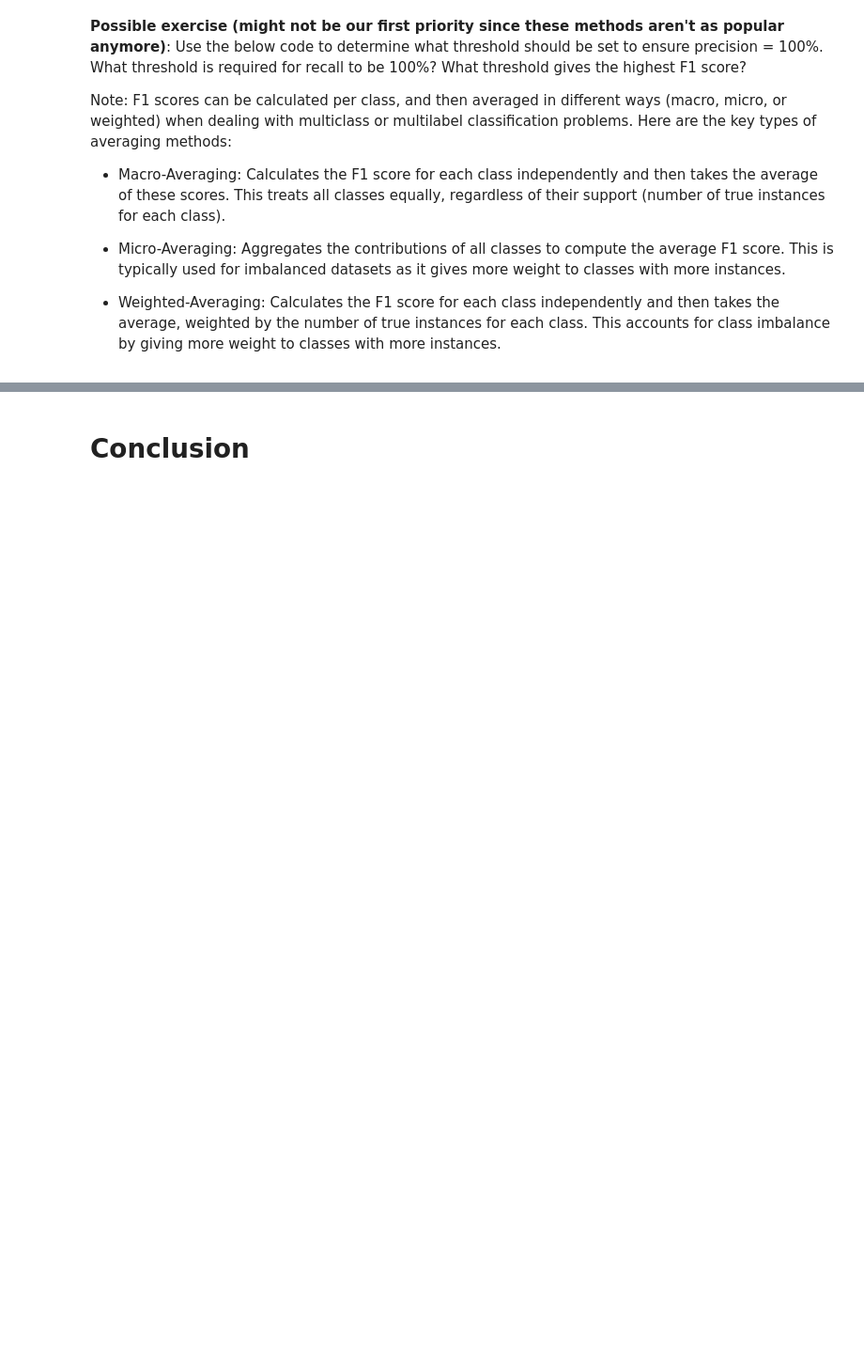
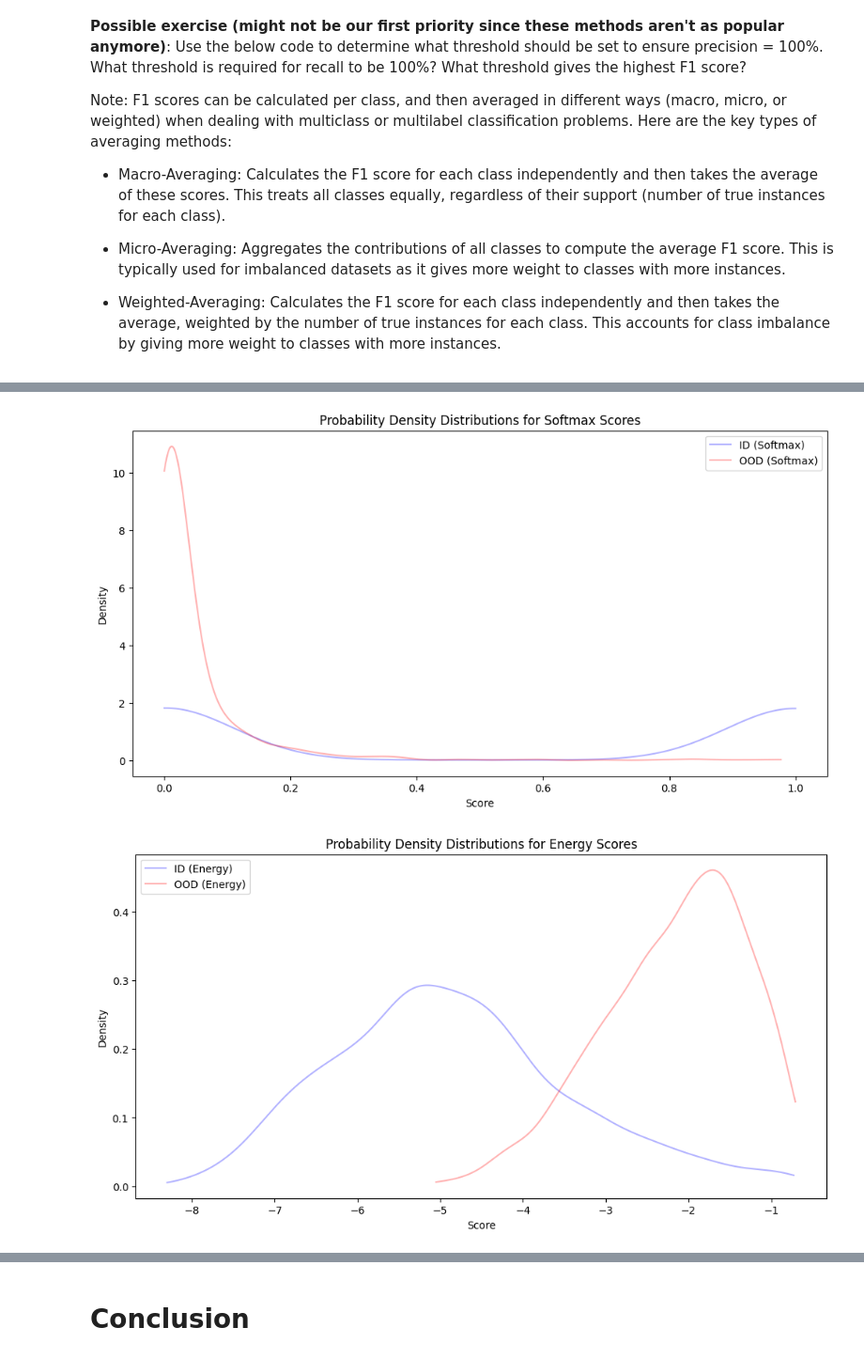
Before and after one commit to carpentries-incubator/fair-explainable-ml, a Jupyter notebook: code/7a-OOD-detection-output-based.ipynb, the cells around one changed output, grey strips where cells are left out. Shown at 94% size. Saved outputs shown, nothing was run; the diff lists cells and outputs as text; code cells hidden in the pictures; blank space fills up the shorter version.

Commit message:
progress on energy-based implementation (found a pytorch package!)

```diff
--- a/code/7a-OOD-detection-output-based.ipynb
+++ b/code/7a-OOD-detection-output-based.ipynb
@@ -509,0 +697,71 @@ Liu et al., Energy-based Out-of-distribution Detection, NeurIPS 2020
+# %%
+from scipy.stats import gaussian_kde
+from pytorch_ood.detector import EnergyBased
+from sklearn.metrics import precision_recall_fscore_support, accuracy_score
+
+# Compute softmax scores
+def get_softmax_scores(model, dataloader):
+    model.eval()
+    softmax_scores = []
+    with torch.no_grad():
+        for inputs, _ in dataloader:
+            inputs = inputs.to(device)
+            outputs = model(inputs)
+            softmax = torch.nn.functional.softmax(outputs, dim=1)
+            softmax_scores.extend(softmax.cpu().numpy())
+    return np.array(softmax_scores)
+
+id_softmax_scores = get_softmax_scores(model, test_loader)
+ood_softmax_scores = get_softmax_scores(model, ood_loader)
+
+# Initialize the energy-based OOD detector
+energy_detector = EnergyBased(model, t=1.0)
+
+# Compute energy scores
+def get_energy_scores(detector, dataloader):
+    scores = []
+    detector.model.eval()
+    with torch.no_grad():
+        for inputs, _ in dataloader:
+            inputs = inputs.to(device)
+            score = detector.predict(inputs)
+            scores.extend(score.cpu().numpy())
+    return np.array(scores)
+
+id_energy_scores = get_energy_scores(energy_detector, test_loader)
+ood_energy_scores = get_energy_scores(energy_detector, ood_loader)
+
+import matplotlib.pyplot as plt
+
+
+# Plot PSDs
+
+# Function to plot PSD
+def plot_psd(id_scores, ood_scores, method_name):
+    plt.figure(figsize=(12, 6))
+    alpha = 0.3
+
+    # Plot PSD for ID scores
+    id_density = gaussian_kde(id_scores)
+    x_id = np.linspace(id_scores.min(), id_scores.max(), 1000)
+    plt.plot(x_id, id_density(x_id), label=f'ID ({method_name})', color='blue', alpha=alpha)
+
+    # Plot PSD for OOD scores
+    ood_density = gaussian_kde(ood_scores)
+    x_ood = np.linspace(ood_scores.min(), ood_scores.max(), 1000)
+    plt.plot(x_ood, ood_density(x_ood), label=f'OOD ({method_name})', color='red', alpha=alpha)
+
+    plt.xlabel('Score')
+    plt.ylabel('Density')
+    plt.title(f'Probability Density Distributions for {method_name} Scores')
+    plt.legend()
+    plt.show()
+
+# Plot PSD for softmax scores
+plot_psd(id_softmax_scores[:, 1], ood_softmax_scores[:, 1], 'Softmax')
+
+# Plot PSD for energy scores
+plot_psd(id_energy_scores, ood_energy_scores, 'Energy')
+# %% [output]
+[figure, added]
+[figure, added]
```
Also changed, not shown: parts of 17 cells of this notebook, 1 other file.
